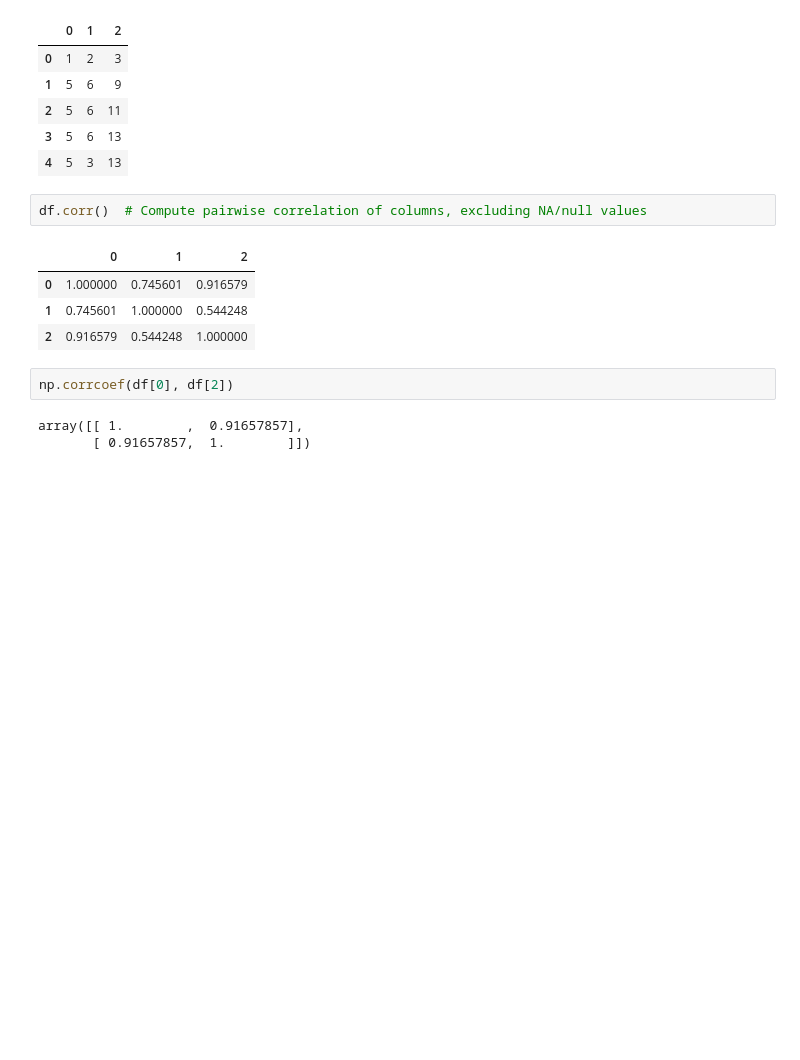
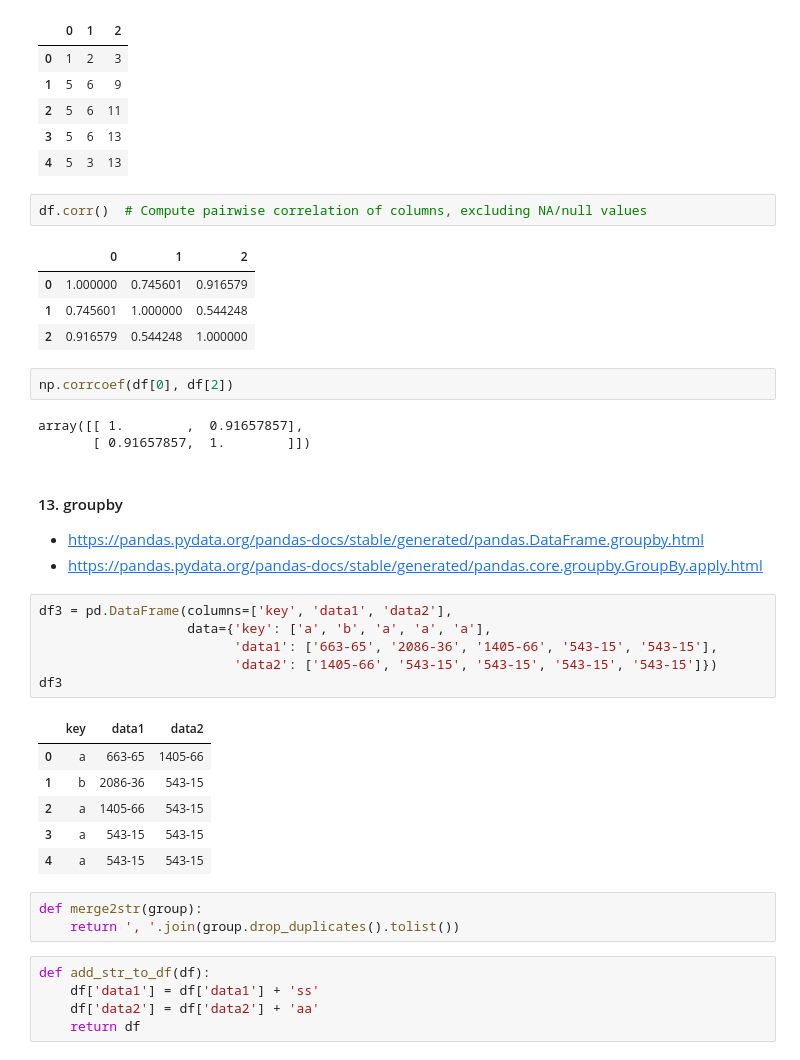
Before and after one commit to OnlyBelter/jupyter-note, a Jupyter notebook: pandas_basic/dataFrame.ipynb, the cells around one changed output. Drawn from its saved outputs; the diff is of its cells as text; blank space fills up the shorter version.

```diff
--- a/pandas_basic/dataFrame.ipynb
+++ b/pandas_basic/dataFrame.ipynb
@@ -318,3 +318,28 @@ np.corrcoef(df[0], df[2])
 # %% [output]
 array([[ 1.        ,  0.91657857],
        [ 0.91657857,  1.        ]])
+# %% [markdown]
+#### 13. groupby
+- https://pandas.pydata.org/pandas-docs/stable/generated/pandas.DataFrame.groupby.html
+- https://pandas.pydata.org/pandas-docs/stable/generated/pandas.core.groupby.GroupBy.apply.html
+# %%
+df3 = pd.DataFrame(columns=['key', 'data1', 'data2'],
+                   data={'key': ['a', 'b', 'a', 'a', 'a'],
+                         'data1': ['663-65', '2086-36', '1405-66', '543-15', '543-15'],
+                         'data2': ['1405-66', '543-15', '543-15', '543-15', '543-15']})
+df3
+# %% [output]
+|  | key | data1 | data2 |
+| 0 | a | 663-65 | 1405-66 |
+| 1 | b | 2086-36 | 543-15 |
+| 2 | a | 1405-66 | 543-15 |
+| 3 | a | 543-15 | 543-15 |
+| 4 | a | 543-15 | 543-15 |
+# %%
+def merge2str(group):
+    return ', '.join(group.drop_duplicates().tolist())
+# %%
+def add_str_to_df(df):
+    df['data1'] = df['data1'] + 'ss'
+    df['data2'] = df['data2'] + 'aa'
+    return df
```
Also changed, not shown: parts of 3 cells of this notebook, 15 other files.
